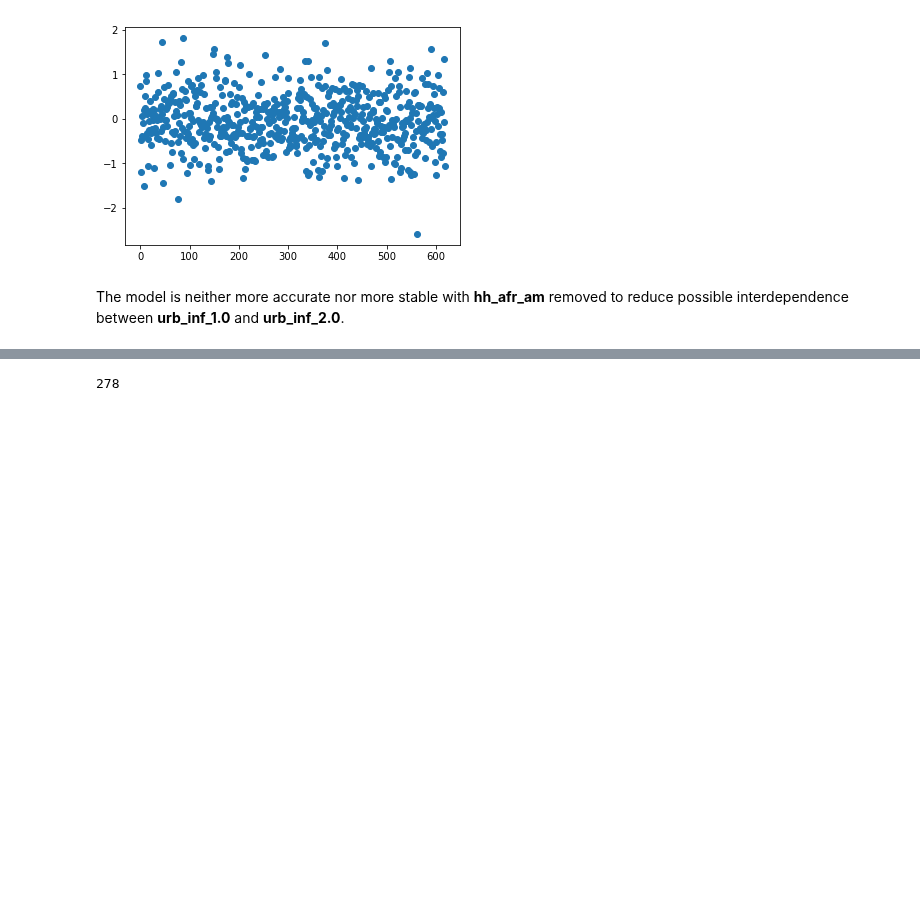
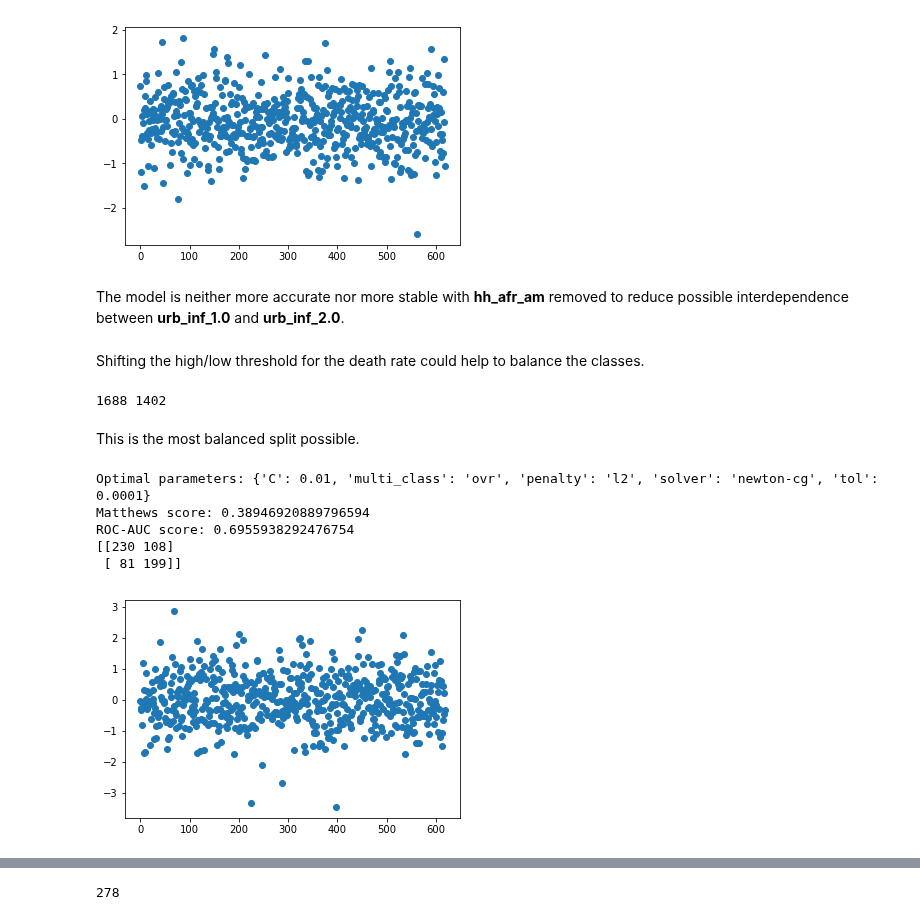
Before and after one commit to vincegiorno/drug_deaths, a Jupyter notebook: drug_deaths.ipynb, the cells around one changed output, grey strips where cells are left out. Saved outputs shown, nothing was run; the diff lists cells and outputs as text; code cells hidden in the pictures; blank space fills up the shorter version.

```diff
--- a/drug_deaths.ipynb
+++ b/drug_deaths.ipynb
@@ -1007,3 +1007,21 @@ ROC-AUC score: 0.654126213592233
 [figure]
 # %% [markdown]
 The model is neither more accurate nor more stable with **hh_afr_am** removed to reduce possible interdependence between **urb_inf_1.0** and **urb_inf_2.0**.
+# %% [markdown]
+Shifting the high/low threshold for the death rate could help to balance the classes.
+# %%
+Y_bal = np.where(data_31.drop(extreme_outliers3[extreme_outliers3.sum(axis=1) > 1].index)['numeric'] < 15, 0, 1)
+print(len(Y_bal[Y_bal == 0]), len(Y_bal[Y_bal == 1]))
+# %% [output]
+1688 1402
+# %% [markdown]
+This is the most balanced split possible.
+# %%
+lrc_5 = optimize(lrc, lrc_params, X, Y_bal, 0.2, 13)
+# %% [output]
+Optimal parameters: {'C': 0.01, 'multi_class': 'ovr', 'penalty': 'l2', 'solver': 'newton-cg', 'tol': 0.0001}
+Matthews score: 0.38946920889796594
+ROC-AUC score: 0.6955938292476754
+[[230 108]
+ [ 81 199]]
+[figure, added]
```
Also changed, not shown: parts of 28 cells of this notebook.
